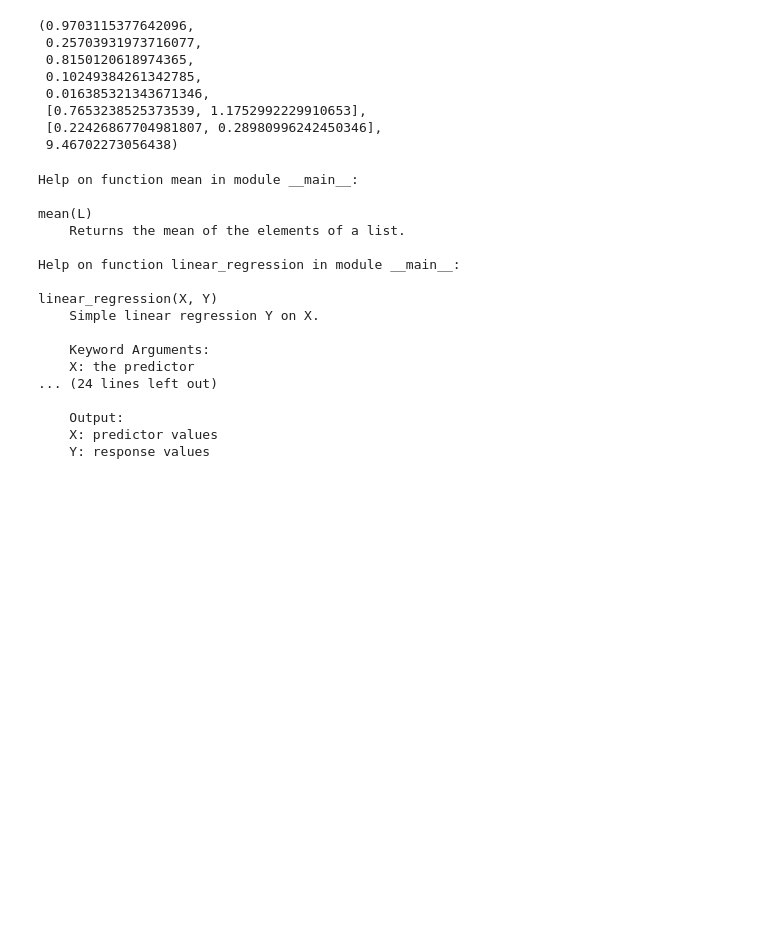
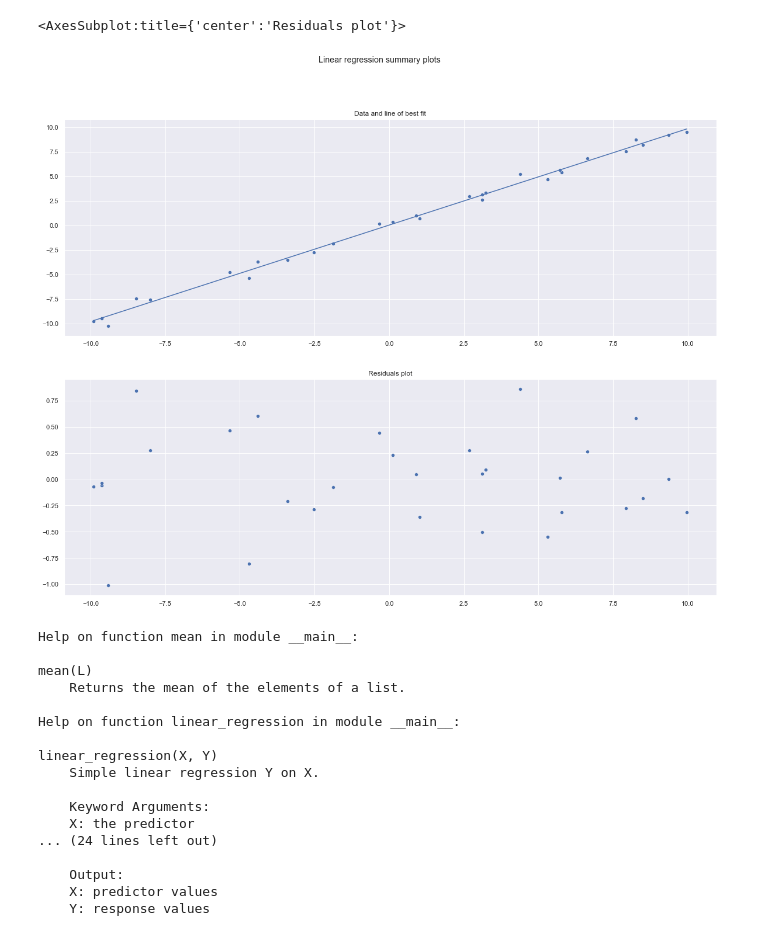
Before and after one commit to jmaestrerodriguez/ISL, a Jupyter notebook: linear_regression_prototype.ipynb, the cells around one changed output. Drawn from its saved outputs; the diff is of its cells as text; code cells hidden in the pictures; blank space fills up the shorter version.

Commit message:
Y prediction for X, residuals and plots (data, line of best fit, residuals) added. Fixed division by 0 at t-statistic added.

```diff
--- a/linear_regression_prototype.ipynb
+++ b/linear_regression_prototype.ipynb
@@ -1,10 +13,4 @@
 # %%
-SEED = 666
-
-from random import normalvariate
-from random import uniform
-from math import sqrt
-
 def generate_dataset(n, x_min, x_max, slope, intercept, e_mean, e_std):
     """
     Generates a dataset according to the input parameters
@@ -42,6 +48,7 @@ def linear_regression(X, Y):
     Output:
     slope:        slope of the line of best fit
     intercept:    intercept of the line of best fit
+    Y_pred:       model predictions for X
     RSS:          residual sum of squares of the model
     slope_SE:     standard error of the slope
     intercept_SE: standard error of the intercept
@@ -59,6 +66,10 @@ def linear_regression(X, Y):
     slope     = slope_numerator / slope_denominator
     intercept = Y_mean - slope * X_mean
 
+    Y_pred = [intercept + slope * x for x in X]
+
+    residuals = [y - y_pred for y, y_pred in zip(Y, Y_pred)]
+
     RSS = sum([(y - (intercept + slope * x))**2 for x, y in zip(X,Y)])
     RSE = sqrt(RSS / (n - 2))
 
@@ -69,6 +80,10 @@ def linear_regression(X, Y):
     slope_CI = [slope - 2 * slope_SE, slope + 2 * slope_SE]
     intercept_CI = [intercept - 2 * intercept_SE, intercept + 2 * intercept_SE]
 
-    t_statistic = slope / slope_SE # bug when slope_SE = 0
+    try:
+        t_statistic = slope / slope_SE
+    except:
+        t_statistic = None # bug when slope_SE = 0
 
-    return slope, intercept, RSS, slope_SE, intercept_SE, slope_CI, intercept_CI, t_statistic
+
+    return slope, intercept, Y_pred, residuals, RSS, slope_SE, intercept_SE, slope_CI, intercept_CI, t_statistic
@@ -75,18 +108,22 @@ def linear_regression(X, Y):
 # %%
-#linear_regression([0,1,2,3,4],[1,3,5,7,9])
+linear_regression([0,1,2,3,4],[1,3,5,7,9])
 
-X, Y = generate_dataset(10,-10,10,1,0,0,0.5)
+X, Y = generate_dataset(30,-10,10,1,0,0,0.5)
 
-linear_regression(X,Y)
+slope, intercept, Y_pred, residuals, RSS, slope_SE, intercept_SE, slope_CI, intercept_CI, t_statistic = linear_regression(X,Y)
-# %% [output]
-(0.9703115377642096,
- 0.25703931973716077,
- 0.8150120618974365,
- 0.10249384261342785,
- 0.016385321343671346,
- [0.7653238525373539, 1.1752992229910653],
- [0.22426867704981807, 0.28980996242450346],
- 9.46702273056438)
+# %%
+fig, axes = plt.subplots(2, 1)
+
+fig.suptitle('Linear regression summary plots')
+axes[0].set_title('Data and line of best fit')
+axes[1].set_title('Residuals plot')
+
+sns.scatterplot(ax = axes[0], x = X, y = Y)
+sns.lineplot(ax = axes[0], x = X, y = Y_pred)
+sns.scatterplot(ax = axes[1], x = X, y = residuals)
+# %% [output]
+<AxesSubplot:title={'center':'Residuals plot'}>
+[figure, added]
 # %%
 help(mean)
 help(linear_regression)
```
Also changed, not shown: parts of 2 cells of this notebook.
